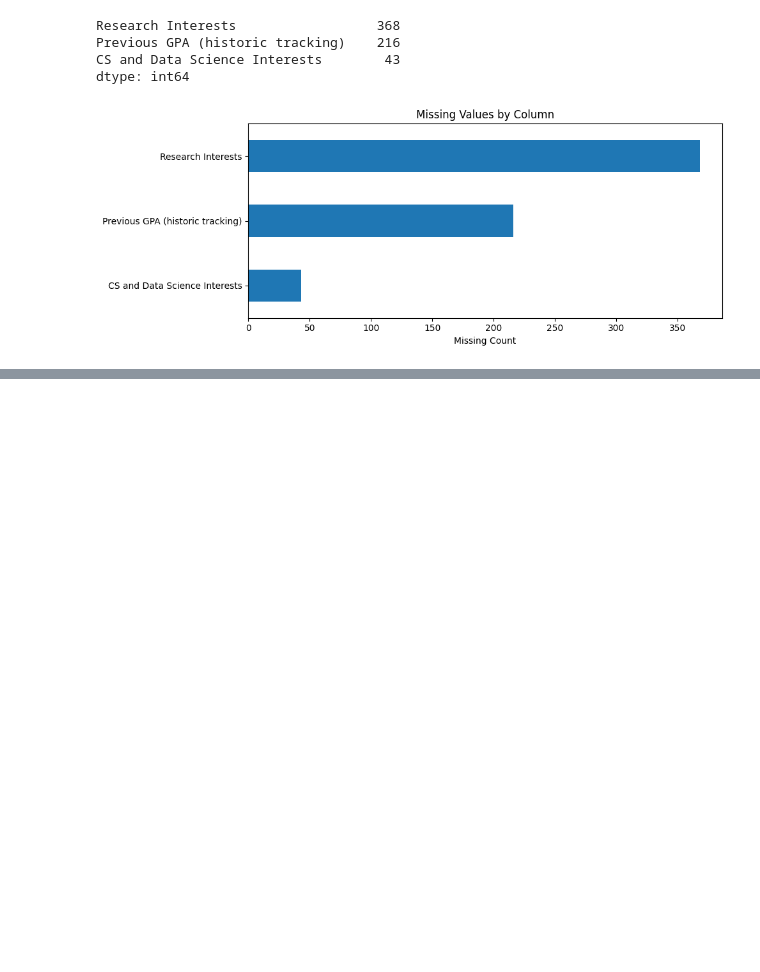
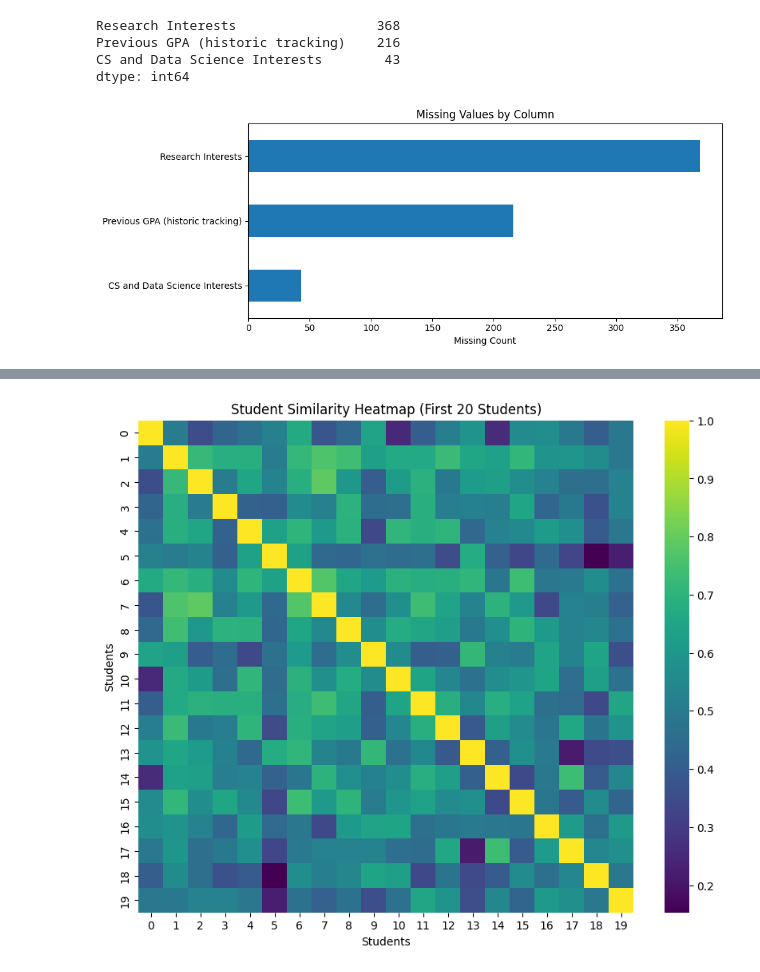
Before and after one commit to hellen-noeline/AI-Enabled-peer-to-peer-learning-framework, a Jupyter notebook: The Actual Educonnect/Educonnect/notebooks/us_students_ml_pipeline.ipynb, the cells around one changed output, grey strips where cells are left out. Cells and saved outputs as stored; diff of their text form; code cells hidden in the pictures; blank space fills up the shorter version.

```diff
--- a/The Actual Educonnect/Educonnect/notebooks/us_students_ml_pipeline.ipynb
+++ b/The Actual Educonnect/Educonnect/notebooks/us_students_ml_pipeline.ipynb
@@ -404,0 +96,4 @@ print('\nCluster assignments saved in df["cluster"] for study group recommendati
+# %%
+# Fill text columns
+df["CS and Data Science Interests"] = df["CS and Data Science Interests"].fillna("Not Specified")
+df["Research Interests"] = df["Research Interests"].fillna("Not Specified")
@@ -404,0 +122,4 @@ print('\nCluster assignments saved in df["cluster"] for study group recommendati
+# %%
+df["Previous GPA (historic tracking)"] = df["Previous GPA (historic tracking)"].fillna(
+    df["Previous GPA (historic tracking)"].median()
+)
@@ -404,0 +170,14 @@ print('\nCluster assignments saved in df["cluster"] for study group recommendati
+# %%
+# ---------------------------------------
+# STEP 4: Compute Cosine Similarity Matrix
+# ---------------------------------------
+
+# Cosine similarity measures how similar two students are
+# based on their skill and interest vectors.
+# Values range from:
+# 0 = completely different
+# 1 = identical profiles
+
+from sklearn.metrics.pairwise import cosine_similarity
+
+similarity_matrix = cosine_similarity(tfidf_matrix)
@@ -404,0 +204,23 @@ print('\nCluster assignments saved in df["cluster"] for study group recommendati
+# %%
+# =========================================================
+# VISUALIZATION 3: Student Similarity Heatmap
+# =========================================================
+
+import seaborn as sns
+
+# Create figure
+plt.figure(figsize=(10, 8))
+
+# Plot heatmap for first 20 students (for clarity)
+# similarity_matrix contains cosine similarity scores
+sns.heatmap(similarity_matrix[:20, :20], cmap="viridis")
+
+# Add title and axis labels
+plt.title("Student Similarity Heatmap (First 20 Students)")
+plt.xlabel("Students")
+plt.ylabel("Students")
+
+# Display heatmap
+plt.show()
+# %% [output]
+[figure, added]
```
Also changed, not shown: parts of 37 cells of this notebook, 4 other files.
